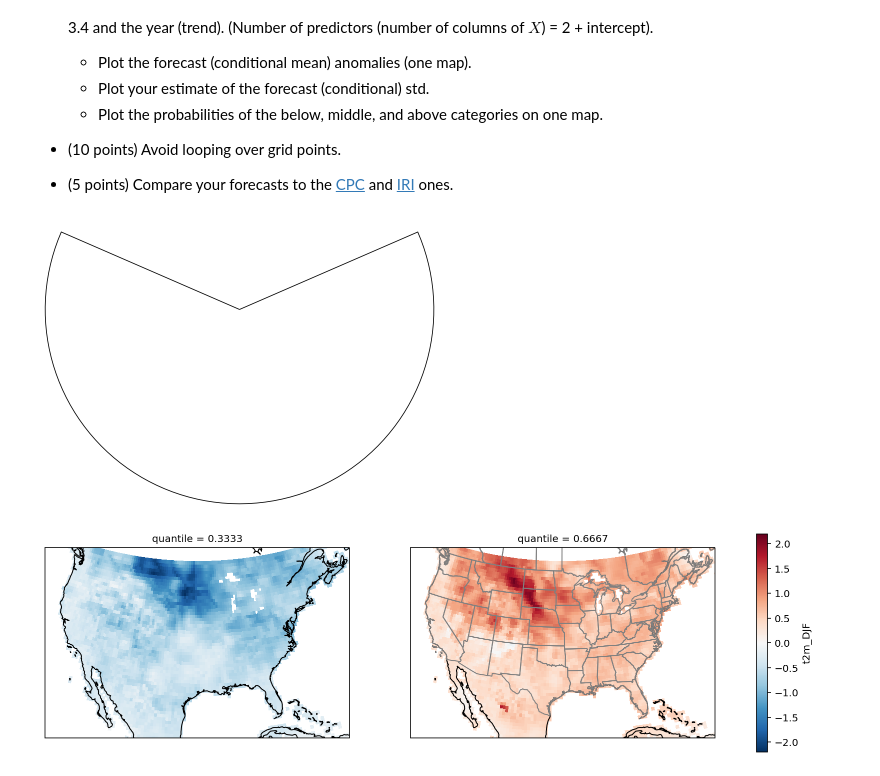
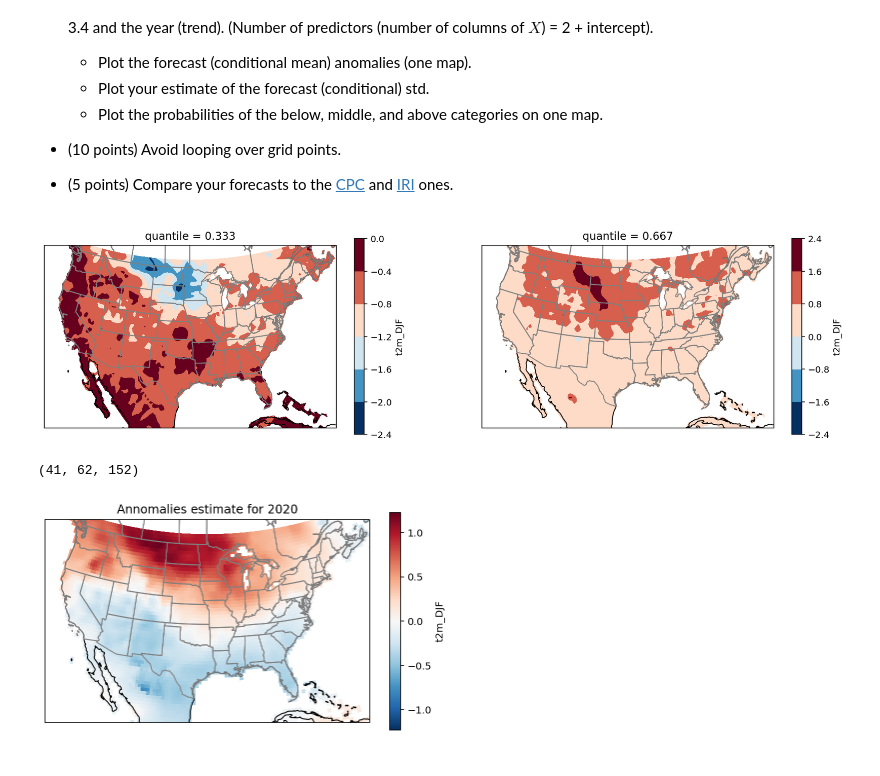
Before and after one commit to jp3993/apma4990-jp3993, a Jupyter notebook: HW-05.ipynb, the cells around one changed output. Saved outputs shown, nothing was run; the diff lists cells and outputs as text; code cells hidden in the pictures.

```diff
--- a/HW-05.ipynb
+++ b/HW-05.ipynb
@@ -746,24 +741,39 @@ Use North American t2m anomalies with respect to the 1980-2010 period in your ca
 - (10 points) Avoid looping over grid points.
 - (5 points) Compare your forecasts to the [CPC](https://www.cpc.ncep.noaa.gov/products/predictions/long_range/seasonal.php?lead=2) and [IRI](https://iri.columbia.edu/our-expertise/climate/forecasts/seasonal-climate-forecasts/) ones.
 # %%
-t2m = t2m_DJF_ds.t2m_DJF - t2m.sel(T=slice('1980', '2010')).mean('T')                      #prof
-t2m_terciles = t2m.sel(T = slice('1980', '2010')).quantile([1./3., 2./3.], dim='T')     #prof
+import matplotlib.colors as colors
 
+# 2-meter temperature
+t2m_DJF_url = 'http://iridl.ldeo.columbia.edu/home/.tippett/.scratch/.APMA4990/.t2m_DJF/dods'
+t2m_DJF_ds = xr.open_dataset(t2m_DJF_url)
+
+annomalies = t2m_DJF_ds.t2m_DJF - t2m_DJF_ds.t2m_DJF.sel(T = slice('1980', '2010')).mean('T')
+t2m_terciles_below = annomalies.sel(T = slice('1980', '2010')).quantile(0.333, dim='T')
+t2m_terciles_above = annomalies.sel(T = slice('1980', '2010')).quantile(0.667, dim='T')
 
 proj_map = ccrs.LambertConformal(central_longitude=-95, central_latitude=45)
 proj_dta = ccrs.PlateCarree()  # the data's projection
 
-fig = plt.figure(figsize=(12,5))
-ax = plt.subplot(projection=proj_map)
+fig = plt.figure(figsize=(16,4))
+ax1 = plt.subplot(1,2,1,projection=proj_map)
+ax2 = plt.subplot(1,2,2,projection=proj_map)
 
 extent = [-120, -70, 20, 50.5]
 
-g = t2m_terciles.plot(x = 'X', y = 'Y', col = 'quantile', figsize=(15,4),                    #prof
-                      transform = proj_dta, subplot_kws={'projection':proj_map})
-for ii, ax in enumerate(g.axes.flat):                                                        #prof
-    ax.coastlines()
-ax.add_feature(cfeature.STATES, edgecolor='gray')
-ax.set_extent(extent)
+#replace with t2m terciles  ***** red vs blue map.
+t2m_terciles_below.plot.contourf(transform=proj_dta, ax = ax1, cmap='RdBu_r')
+ax1.coastlines();
+ax1.add_feature(cfeature.STATES, edgecolor='gray')
+ax1.set_extent(extent)
+
+t2m_terciles_above.plot.contourf(transform=proj_dta, ax = ax2, cmap='RdBu_r');
+ax2.coastlines();
+ax2.add_feature(cfeature.STATES, edgecolor='gray')
+ax2.set_extent(extent)
 # %% [output]
-[figure, old version]
+[figure, new version]
-[figure, removed]
+# %%
+t2m.shape   #time index rows (1st dimension is rows, 2nd is columns, ) 41= rows down latitude 152 longitudes keep 41 reshape to make it dots is 62 x 152 as number of columns
+#reshaping
+# %% [output]
+(41, 62, 152)
@@ -769,0 +785,35 @@ ax.set_extent(extent)
+# %%
+y = annomalies.values
+y = y.reshape((41, 62*152))
+
+from numpy.linalg import inv
+
+Nx = len(xa)
+X = np.empty((Nx,2))
+X[:,1] = n34_Sep.values[:-1]
+X[:,0] = 1
+
+X_0 = np.empty((1,2))
+X_0[0,0] = n34_Sep.values[-1]
+X_0[0,1] = 1
+
+beta = inv(X.T@X)@X.T@y
+yhat = X_0@beta
+
+yhat = yhat.reshape((62,152))
+
+estimate = t2m_terciles_above
+
+estimate.values = yhat
+
+fig = plt.figure(figsize=(16,4))
+extent = [-120, -70, 20, 50.5]
+
+ax = plt.subplot(1, 2, 1, projection=proj_map)
+estimate.plot.pcolormesh(transform=proj_dta, ax = ax, cmap='RdBu_r')
+ax.coastlines();
+ax.add_feature(cfeature.STATES, edgecolor='gray')
+ax.set_extent(extent)
+ax.set_title('Annomalies estimate for 2020');
+# %% [output]
+[figure, added]
```
Also changed, not shown: parts of 21 cells of this notebook.
